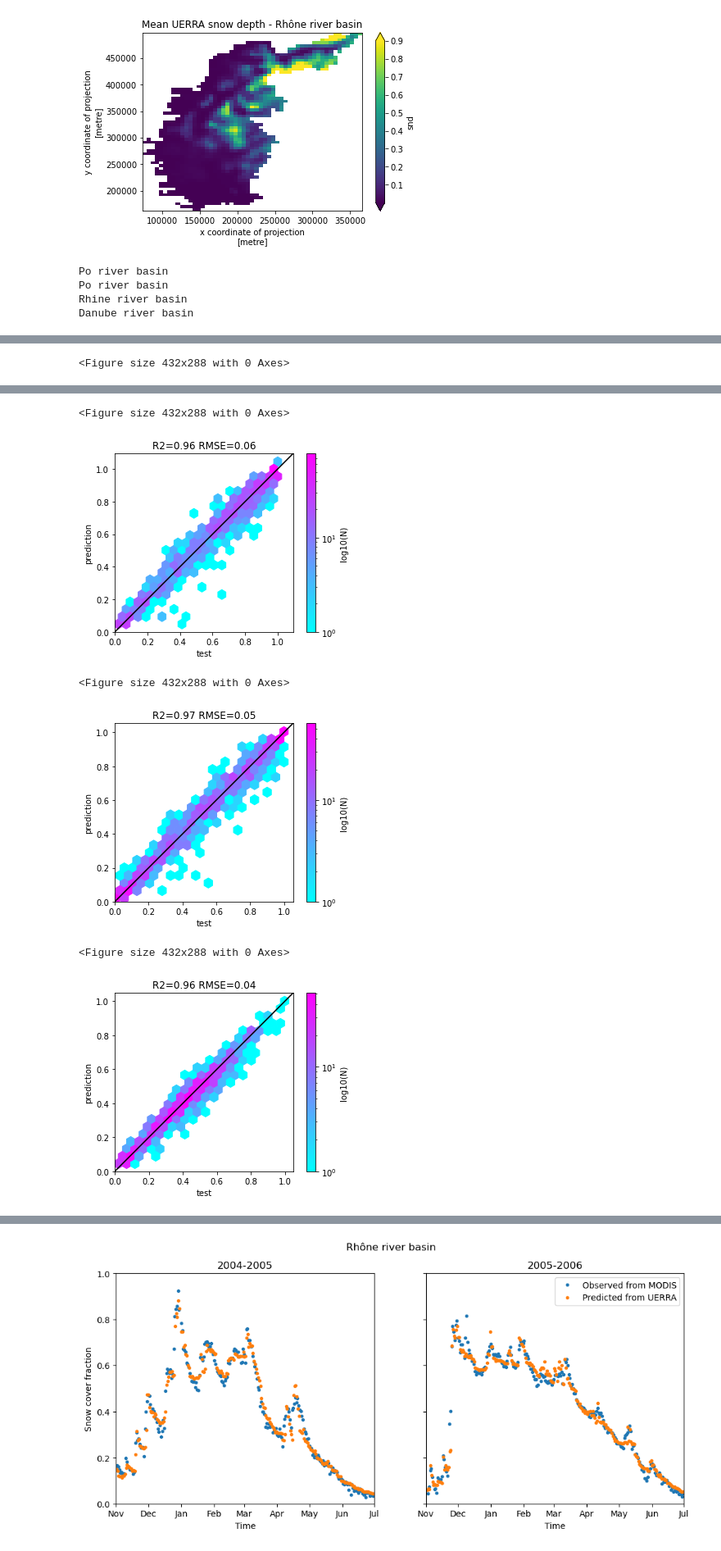
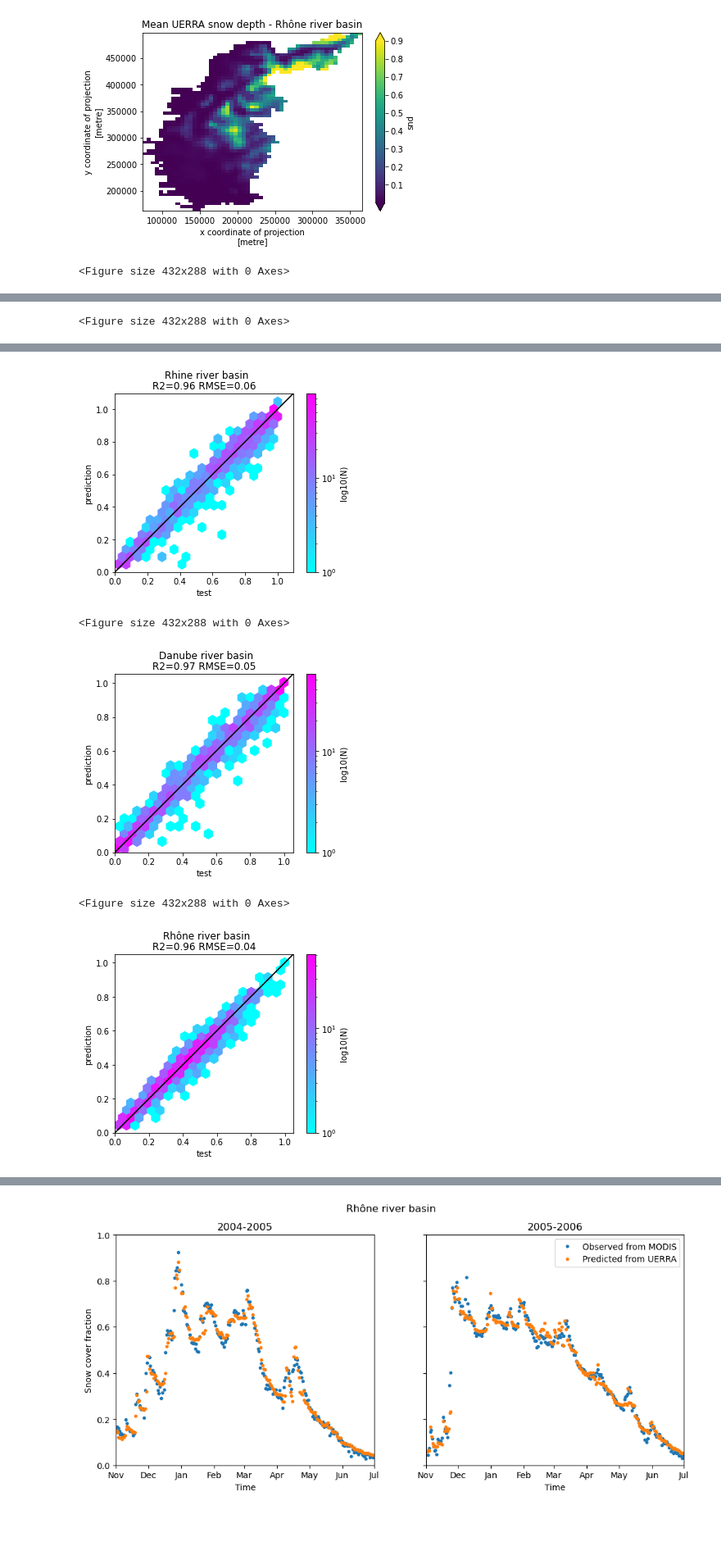
Before and after one commit to sgascoin/ModisExtension, a Jupyter notebook: trainScfBasin.ipynb, the cells around one changed output, grey strips where cells are left out. Shown at 82% size. Drawn from its saved outputs; the diff is of its cells as text; code cells hidden in the pictures; blank space fills up the shorter version.

Commit message:
add suptitles

```diff
--- a/trainScfBasin.ipynb
+++ b/trainScfBasin.ipynb
@@ -94,7 +94,6 @@ for ibv in range(0,len(sf)):
 for ibv in range(0,len(sf)):
     bv = sf.loc[[ibv]]
     bvname = bv.BASINNAME.values[0]
-    print('{} river basin'.format(bvname))
     fig = plt.figure();
     ds = dsFullExtent.rio.clip(bv.geometry.values, bv.crs)
     f = '{}Scf01July5d'.format(bvname)
@@ -128,11 +127,9 @@ for ibv in range(0,len(sf)):
     y = Y.loc[datesSel].scf
 
     mod2 = testMod(X,y,GradientBoostingRegressor())
+    plt.suptitle('{} river basin'.format(bvname))
     # save model
     with open('mod2{}.pickle'.format(f), 'wb') as handle:
         pickle.dump(mod2, handle)
 # %% [output]
-Po river basin
-Po river basin
-Rhine river basin
-Danube river basin
+<Figure size 432x288 with 0 Axes>
@@ -141,6 +138,5 @@ Danube river basin
+[figure, new version]
 <Figure size 432x288 with 0 Axes>
-[figure, old version]
+[figure, new version]
 <Figure size 432x288 with 0 Axes>
-[figure, old version]
-<Figure size 432x288 with 0 Axes>
-[figure, old version]
+[figure, new version]
```
Also changed, not shown: parts of 2 cells of this notebook.
